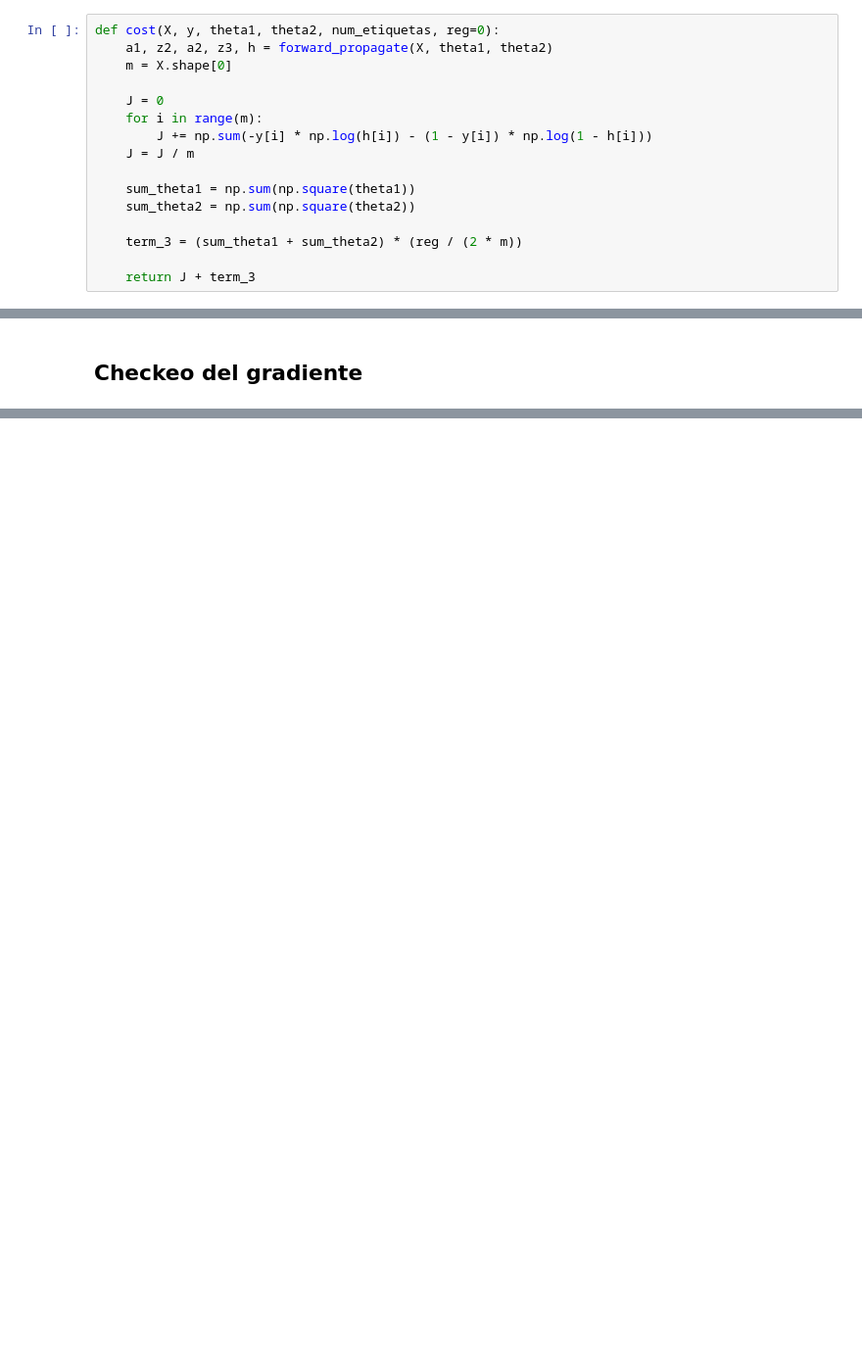
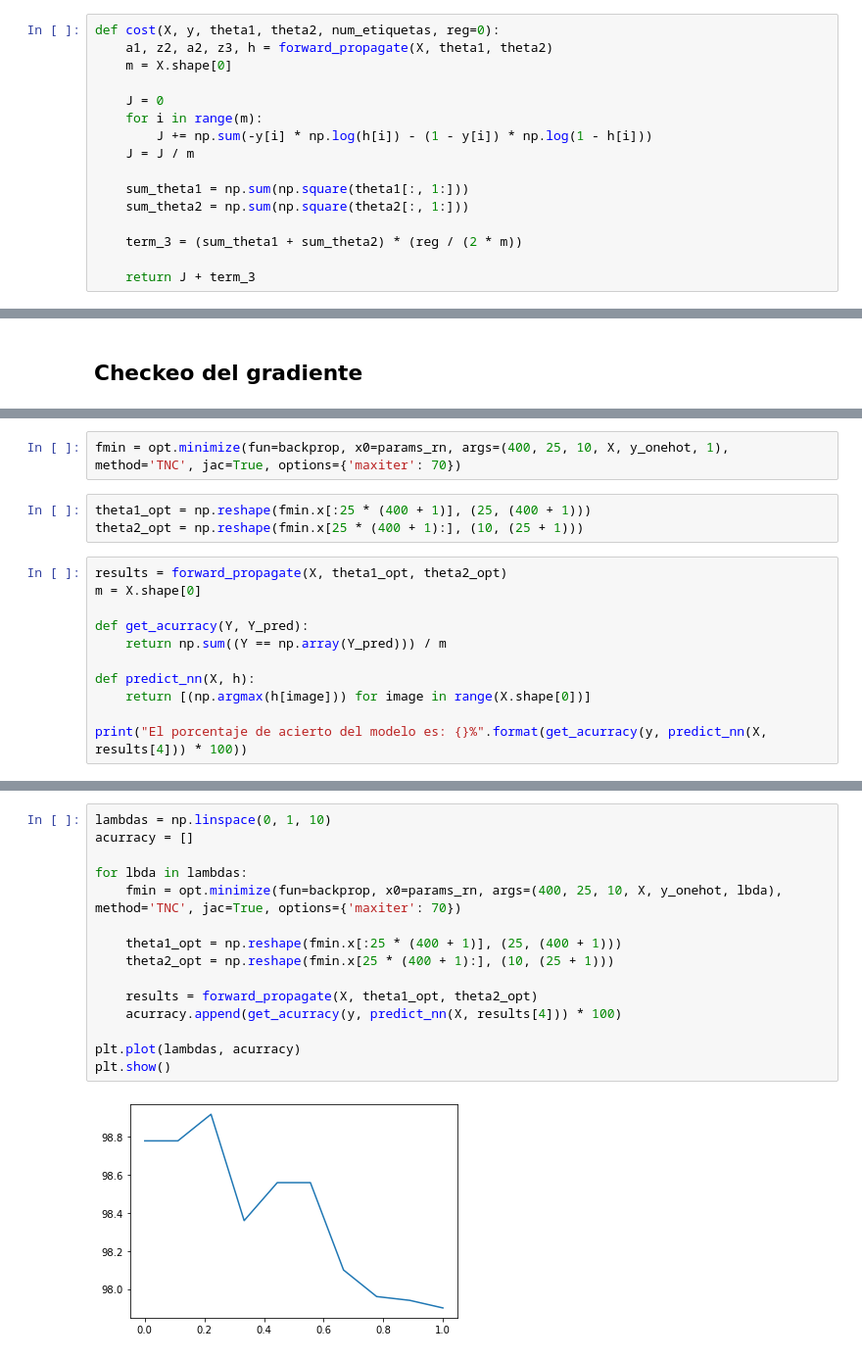
Before and after one commit to manumonforte/AA, a Jupyter notebook: practice4/main.ipynb, the cells around one changed output, grey strips where cells are left out. Shown at 98% size. Saved outputs shown, nothing was run; the diff lists cells and outputs as text; blank space fills up the shorter version.

```diff
--- a/practice4/main.ipynb
+++ b/practice4/main.ipynb
@@ -98,8 +100,8 @@ def cost(X, y, theta1, theta2, num_etiquetas, reg=0):
         J += np.sum(-y[i] * np.log(h[i]) - (1 - y[i]) * np.log(1 - h[i]))
     J = J / m
 
-    sum_theta1 = np.sum(np.square(theta1))
-    sum_theta2 = np.sum(np.square(theta2))
+    sum_theta1 = np.sum(np.square(theta1[:, 1:]))
+    sum_theta2 = np.sum(np.square(theta2[:, 1:]))
 
     term_3 = (sum_theta1 + sum_theta2) * (reg / (2 * m))
 
@@ -130,0 +135,16 @@ Mismatched elements: 36 / 38 (94.7%)
+# %%
+fmin = opt.minimize(fun=backprop, x0=params_rn, args=(400, 25, 10, X, y_onehot, 1), method='TNC', jac=True, options={'maxiter': 70})
+# %%
+theta1_opt = np.reshape(fmin.x[:25 * (400 + 1)], (25, (400 + 1)))
+theta2_opt = np.reshape(fmin.x[25 * (400 + 1):], (10, (25 + 1)))
+# %%
+results = forward_propagate(X, theta1_opt, theta2_opt)
+m = X.shape[0]
+
+def get_acurracy(Y, Y_pred):
+    return np.sum((Y == np.array(Y_pred))) / m
+
+def predict_nn(X, h):
+    return [(np.argmax(h[image])) for image in range(X.shape[0])]
+
+print("El porcentaje de acierto del modelo es: {}%".format(get_acurracy(y, predict_nn(X, results[4])) * 100))
@@ -130,0 +153,17 @@ Mismatched elements: 36 / 38 (94.7%)
+# %%
+lambdas = np.linspace(0, 1, 10)
+acurracy = []
+
+for lbda in lambdas:
+    fmin = opt.minimize(fun=backprop, x0=params_rn, args=(400, 25, 10, X, y_onehot, lbda), method='TNC', jac=True, options={'maxiter': 70})
+
+    theta1_opt = np.reshape(fmin.x[:25 * (400 + 1)], (25, (400 + 1)))
+    theta2_opt = np.reshape(fmin.x[25 * (400 + 1):], (10, (25 + 1)))
+
+    results = forward_propagate(X, theta1_opt, theta2_opt)
+    acurracy.append(get_acurracy(y, predict_nn(X, results[4])) * 100)
+
+plt.plot(lambdas, acurracy)
+plt.show()
+# %% [output]
+[figure, added]
```
Also changed, not shown: parts of 8 cells of this notebook.
